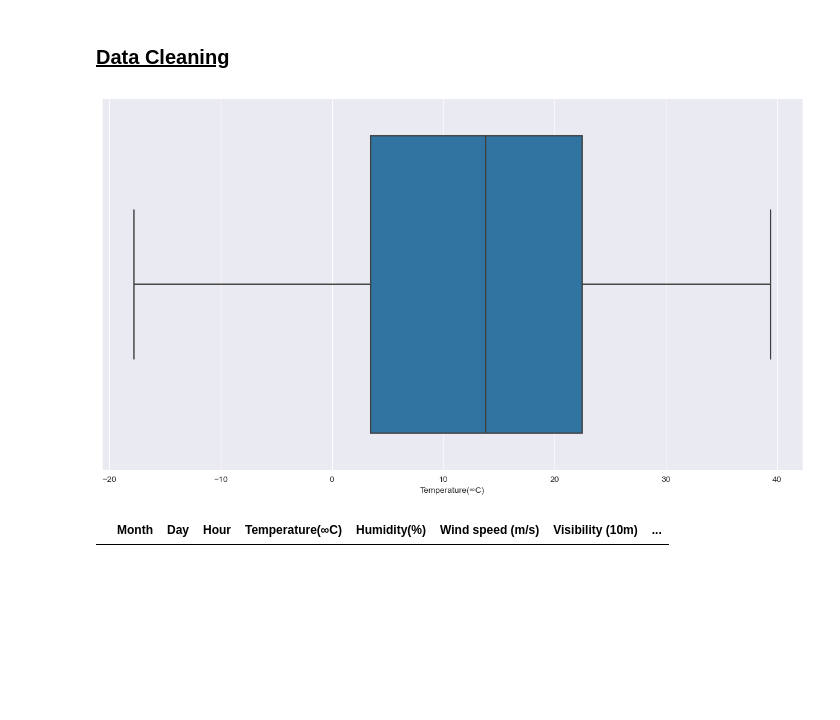
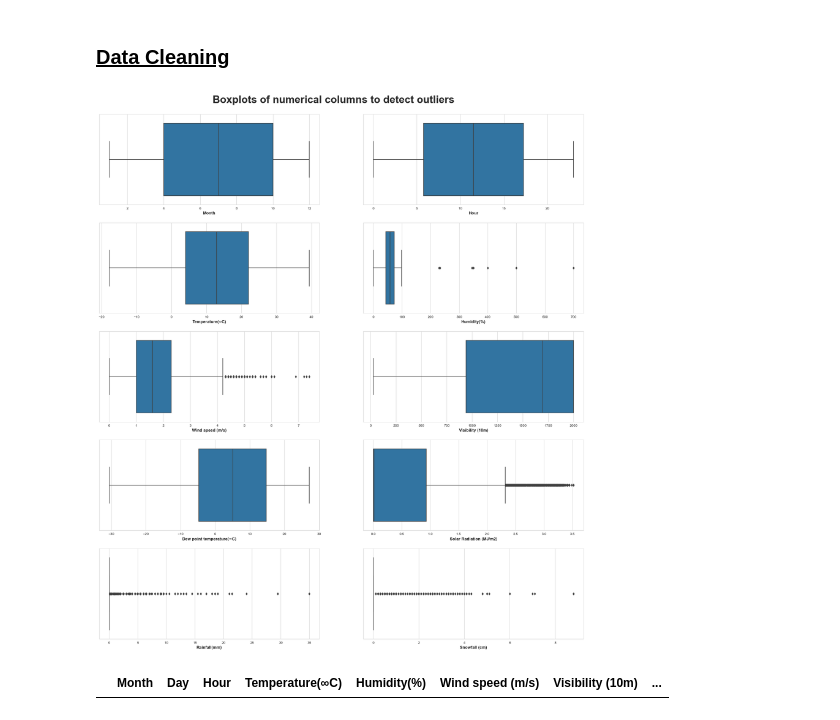
Before and after one commit to A1maan/seoul-bike-demand-project, a Jupyter notebook: ise291_project.ipynb, the cells around one changed output. Cells and saved outputs as stored; diff of their text form; code cells hidden in the pictures; blank space fills up the shorter version.

```diff
--- a/ise291_project.ipynb
+++ b/ise291_project.ipynb
@@ -151,13 +151,19 @@ df
 8760 rows × 15 columns
 # %% [markdown]
 <h2 style=font-size:20px><b><u>Data Cleaning</u></h2>
-# %%
-plt.figure(figsize = (15,8))
-sns.boxplot(data = df, x = "Temperature(∞C)")
-plt.xlabel("Temperature(∞C)")
-plt.show()
-# %% [output]
-[figure, removed]
+# %%
+numerical_columns = df.select_dtypes(include = 'number').columns.drop(["Rented Bike Count"])
+fig, axes = plt.subplots(nrows = len(numerical_columns) // 2 , ncols = 2, figsize = (25,25))
+
+for index, column in enumerate(numerical_columns):
+    sns.boxplot(data = df, x = column, ax = axes.flatten()[index])
+    axes.flatten()[index].set_xlabel(f"{column}", fontweight='bold', fontsize='large')
+
+plt.suptitle("Boxplots of numerical columns to detect outliers", fontsize = 30, fontweight = 'bold')
+plt.subplots_adjust(top = 0.95)
+plt.show()
+# %% [output]
+[figure, added]
 # %%
 IQR = np.percentile(df["Temperature(∞C)"], 75) - np.percentile(df["Temperature(∞C)"], 25)
 upper_whisker = df['Temperature(∞C)'].quantile(0.75) + 1.5*IQR
```
Also changed, not shown: parts of 18 cells of this notebook.
